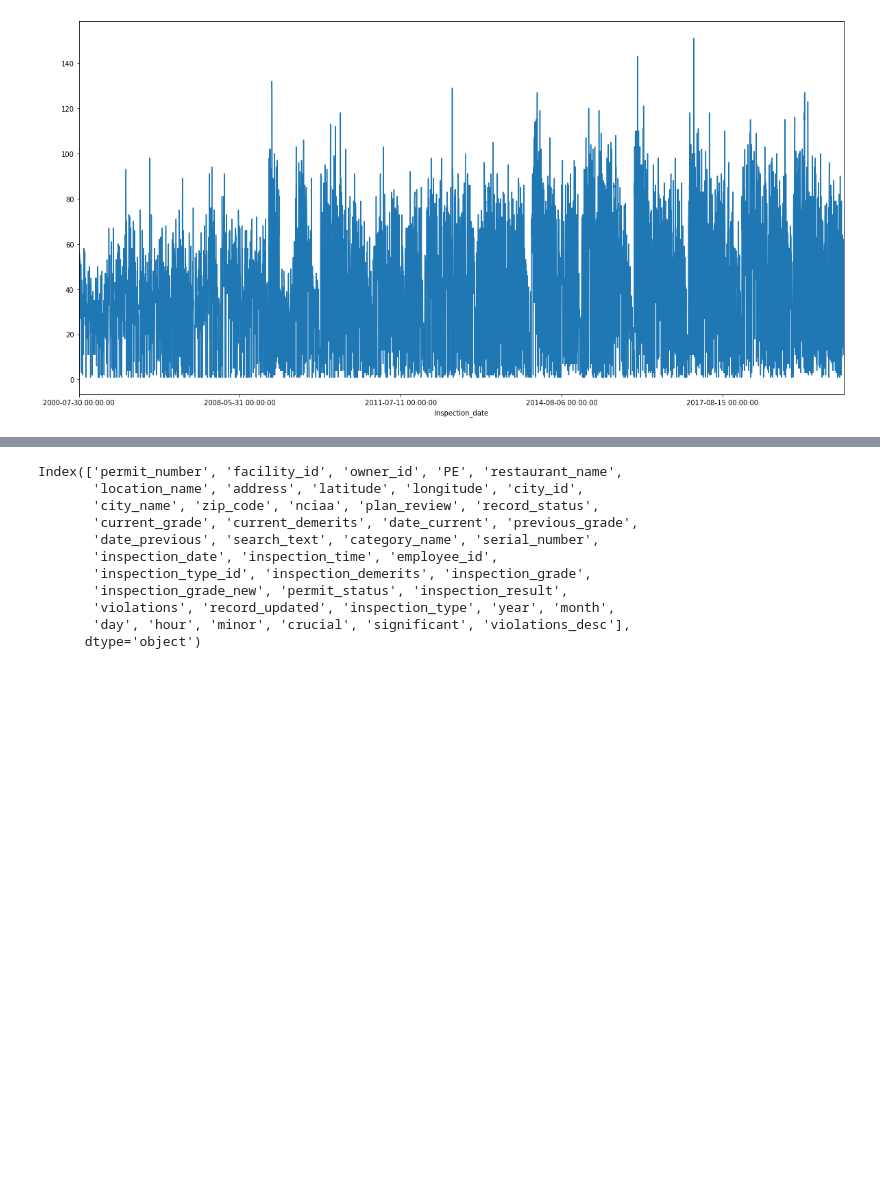
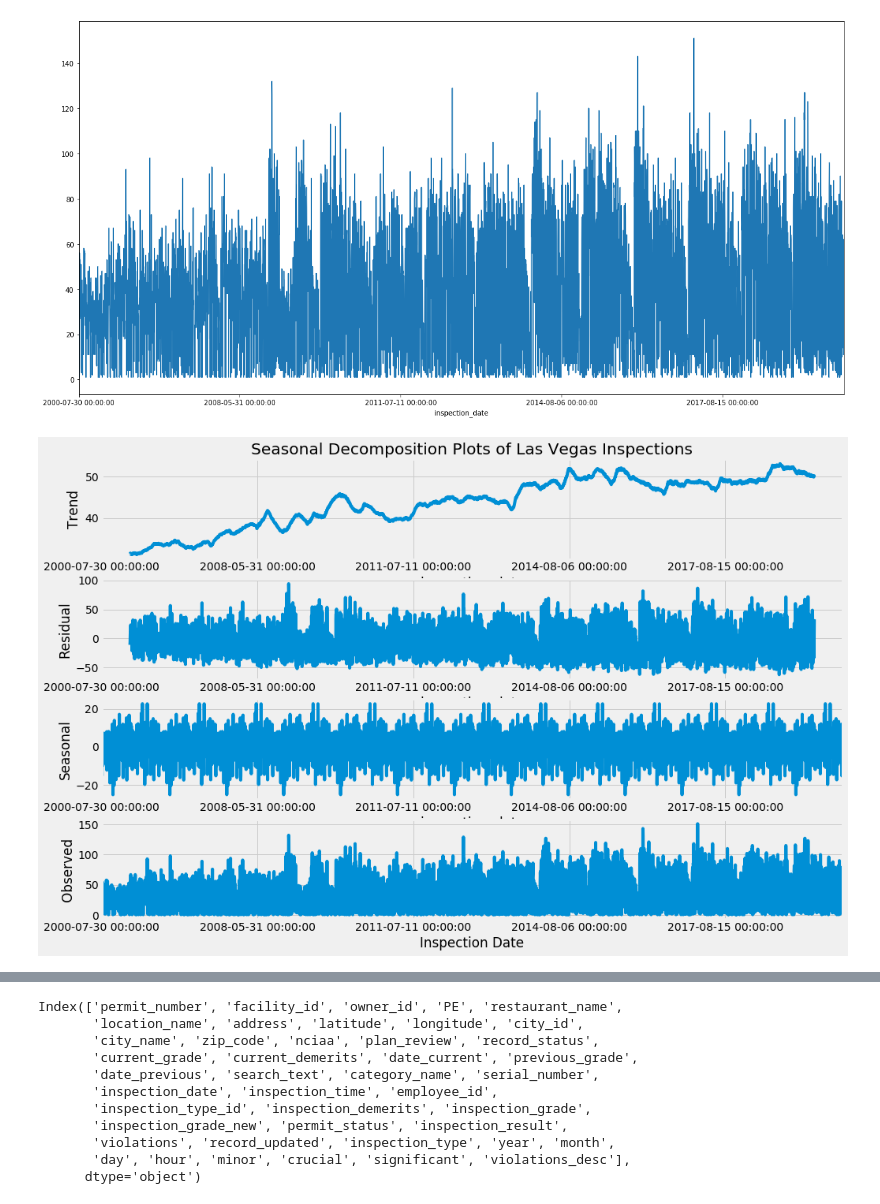
Before and after one commit to meiguan/yelp_abcs, a Jupyter notebook: clean/clean_las_vegas_inspections.ipynb, the cells around one changed output, grey strips where cells are left out. Cells and saved outputs as stored; diff of their text form; code cells hidden in the pictures; blank space fills up the shorter version.

```diff
--- a/clean/clean_las_vegas_inspections.ipynb
+++ b/clean/clean_las_vegas_inspections.ipynb
@@ -345,3 +351,28 @@ annual_ins_counts['serial_number'].plot()
 # %% [output]
 <matplotlib.axes._subplots.AxesSubplot at 0x...>
 [figure]
+# %%
+res = sm.tsa.seasonal_decompose(annual_ins_counts['serial_number'],model='additive',freq=365) #try mult
+# %%
+plt.style.use('fivethirtyeight')
+
+fig, (ax1,ax2,ax3,ax4) = plt.subplots(4,1, figsize=(15,10))
+res.trend.plot(ax=ax1)
+
+ax1.set_title('Seasonal Decomposition Plots of Las Vegas Inspections')
+ax1.set_ylabel('Trend')
+
+res.resid.plot(ax=ax2)
+ax2.set_ylabel('Residual')
+
+res.seasonal.plot(ax=ax3)
+ax3.set_ylabel('Seasonal')
+
+res.observed.plot(ax=ax4)
+ax4.set_ylabel('Observed')
+
+plt.xlabel('Inspection Date')
+
+plt.savefig('seasonal_decomposition_plots_of_las_vegas_inspections.png')
+# %% [output]
+[figure, added]
```
Also changed, not shown: parts of 8 cells of this notebook, 6 other files.
